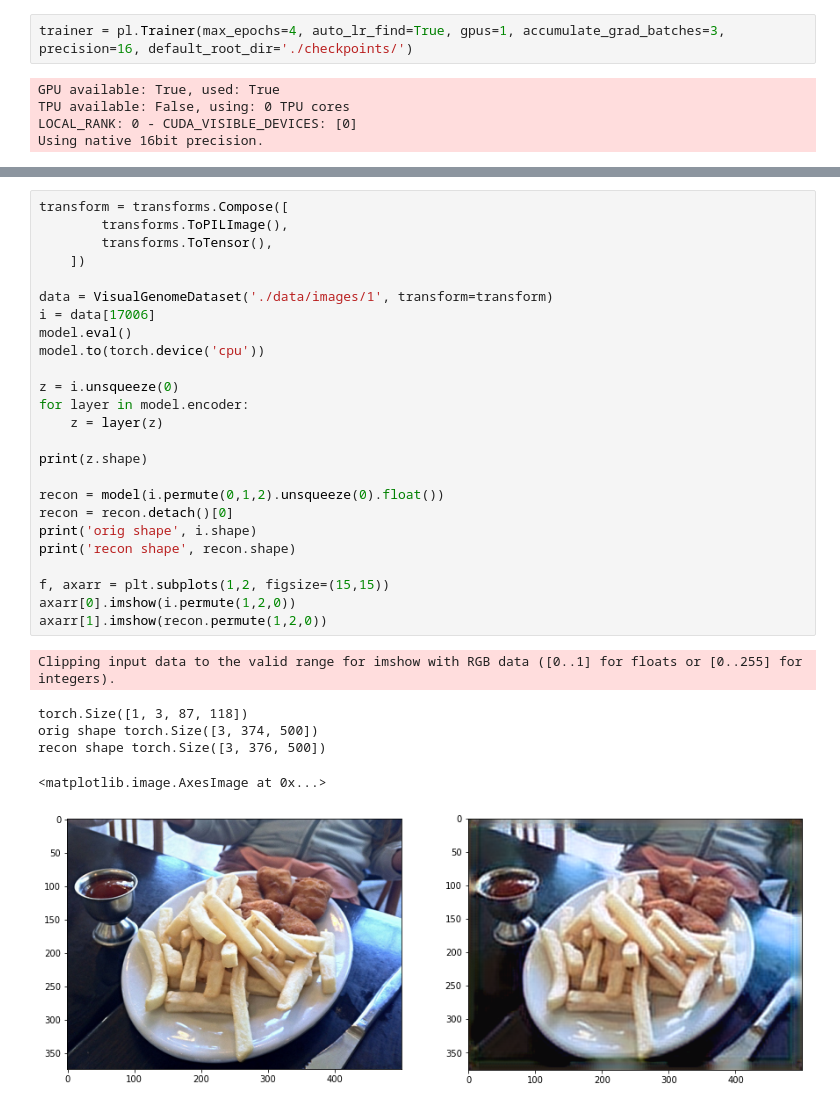
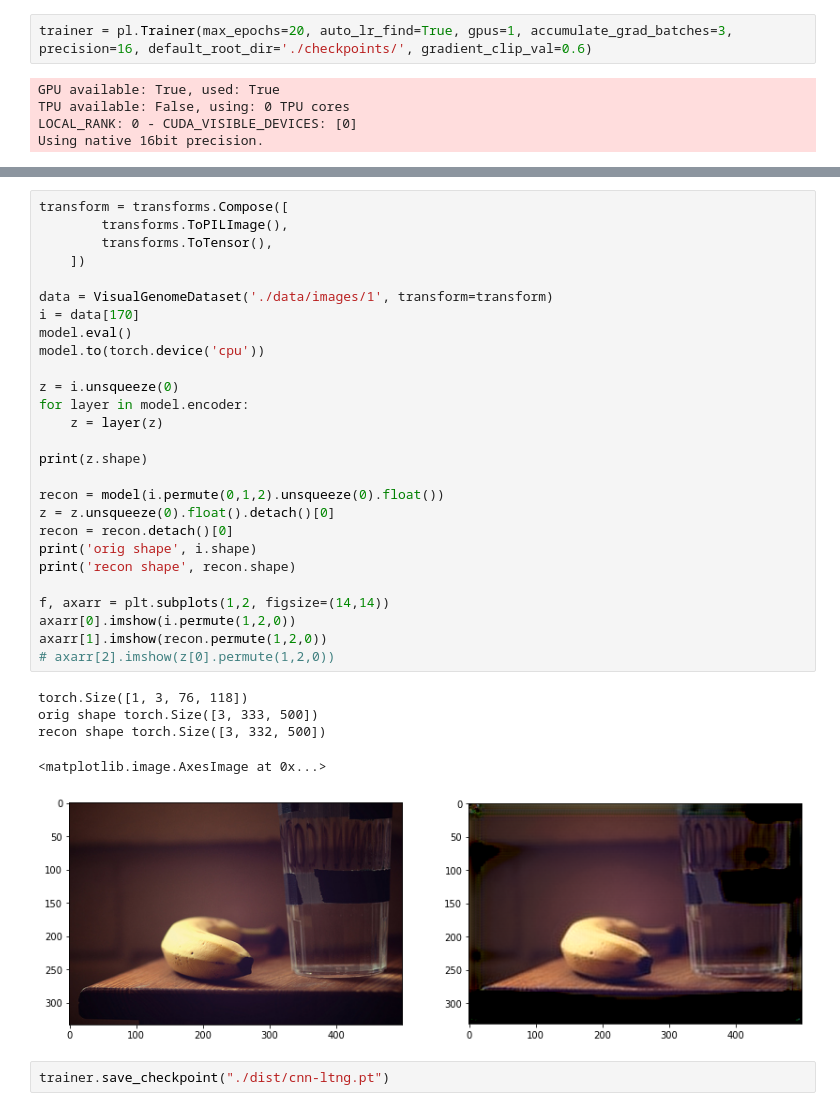
Before and after one commit to joedursun/machine-learning, a Jupyter notebook: ConvAutoencoder.ipynb, the cells around one changed output, grey strips where cells are left out. Saved outputs shown, nothing was run; the diff lists cells and outputs as text.

```diff
--- a/ConvAutoencoder.ipynb
+++ b/ConvAutoencoder.ipynb
@@ -84,7 +84,7 @@ train, val = random_split(data, [40000, 3649])
 # %%
 model = cnn.AutoEncoder.load_from_checkpoint('./dist/cnn-ltng.pt', input_channels=3, mid_channels=16)
 # %%
-trainer = pl.Trainer(max_epochs=4, auto_lr_find=True, gpus=1, accumulate_grad_batches=3, precision=16, default_root_dir='./checkpoints/')
+trainer = pl.Trainer(max_epochs=20, auto_lr_find=True, gpus=1, accumulate_grad_batches=3, precision=16, default_root_dir='./checkpoints/', gradient_clip_val=0.6)
 # %% [output]
 GPU available: True, used: True
 TPU available: False, using: 0 TPU cores
@@ -101,32 +109,35 @@ trainer.fit(model, DataLoader(train, batch_size=200, num_workers=4), DataLoader(
 # %%
 transform = transforms.Compose([
         transforms.ToPILImage(),
         transforms.ToTensor(),
     ])
 
 data = VisualGenomeDataset('./data/images/1', transform=transform)
-i = data[17006]
+i = data[170]
 model.eval()
 model.to(torch.device('cpu'))
 
 z = i.unsqueeze(0)
 for layer in model.encoder:
     z = layer(z)
 
 print(z.shape)
 
 recon = model(i.permute(0,1,2).unsqueeze(0).float())
+z = z.unsqueeze(0).float().detach()[0]
 recon = recon.detach()[0]
 print('orig shape', i.shape)
 print('recon shape', recon.shape)
 
-f, axarr = plt.subplots(1,2, figsize=(15,15))
+f, axarr = plt.subplots(1,2, figsize=(14,14))
 axarr[0].imshow(i.permute(1,2,0))
 axarr[1].imshow(recon.permute(1,2,0))
+# axarr[2].imshow(z[0].permute(1,2,0))
 # %% [output]
-Clipping input data to the valid range for imshow with RGB data ([0..1] for floats or [0..255] for integers).
+torch.Size([1, 3, 76, 118])
+orig shape torch.Size([3, 333, 500])
+recon shape torch.Size([3, 332, 500])
-torch.Size([1, 3, 87, 118])
-orig shape torch.Size([3, 374, 500])
-recon shape torch.Size([3, 376, 500])
+<matplotlib.image.AxesImage at 0x...>
-<matplotlib.image.AxesImage at 0x...>
-[figure, old version]
+[figure, new version]
+# %%
+trainer.save_checkpoint("./dist/cnn-ltng.pt")
```
Also changed, not shown: parts of 2 cells of this notebook, 2 other files.
